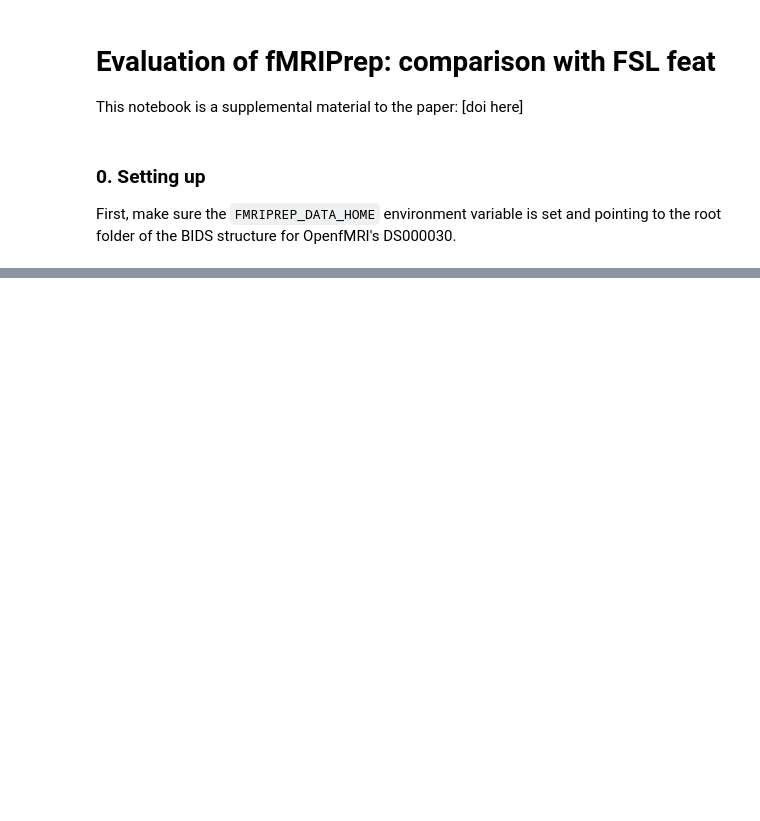
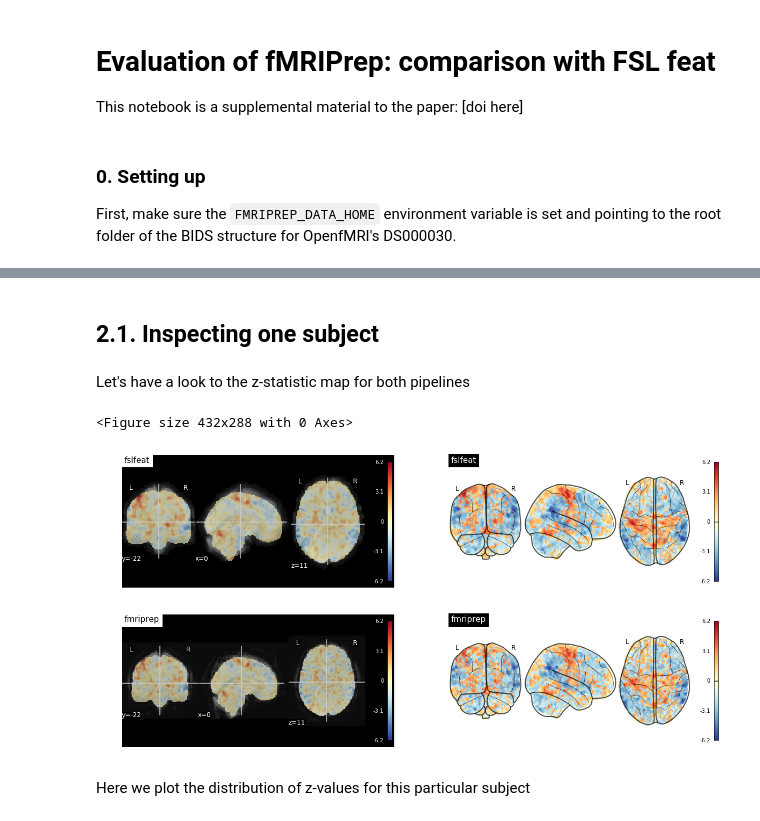
Before and after one commit to nipreps/fmriprep-notebooks, a Jupyter notebook: 02_Evaluation - FEAT Comparison.ipynb, the cells around one changed output, grey strips where cells are left out. Drawn from its saved outputs; the diff is of its cells as text; code cells hidden in the pictures; blank space fills up the shorter version.

```diff
--- a/02_Evaluation - FEAT Comparison.ipynb
+++ b/02_Evaluation - FEAT Comparison.ipynb
@@ -213 +121,3 @@ mpl.rcParams.update(pgf_with_custom_preamble)
+# %% [markdown]
+## 2.1. Inspecting one subject
 # %%
@@ -215,13 +124,37 @@ basedir = derivs_home / 'fmriprep_vs_feat_2.0-oe'
 pipelines = ['fslfeat','fmriprep']
 subject = 'sub-11090'
 home = {'fslfeat': feat_home, 'fmriprep': fprep_home}
+# %% [markdown]
+Let's have a look to the z-statistic map for both pipelines
 # %%
 images = {}
 bg_images = {}
 preptpl = '{0}_task-stopsignal_bold_space-MNI152NLin2009cAsym_preproc.nii.gz'.format
 for pipeline in pipelines:
-    z11 = basedir / subject / 'func' / '{}_task-stopsignal_variant-{}_zstat11.nii.gz'.format(subject, pipeline)
+    z11 = ANALYSIS_HOME / subject / 'func' / '{}_task-stopsignal_variant-{}_zstat11.nii.gz'.format(subject, pipeline)
     images[pipeline] = str(z11)
 
     im = nb.load(str(home[pipeline] / subject / 'func' / preptpl(subject)))
     bg_images[pipeline] = nb.Nifti1Image(im.get_data().mean(3), im.affine, im.header)
+
+
+# Plot
+plt.clf()
+fig = plt.figure(figsize=(20,10))
+
+i = 1
+for idx, pipeline in enumerate(pipelines):
+    plotting.plot_stat_map(images[pipeline], title=pipeline, cmap='RdYlBu_r',
+                           colorbar=True,symmetric_cbar=True, alpha=0.6,
+                           bg_img=bg_images[pipeline],
+                           axes=plt.subplot(2, 2, i))
+    i += 1
+    plotting.plot_glass_brain(images[pipeline],title=pipeline,cmap='RdYlBu_r',
+                              colorbar=True,symmetric_cbar=True,plot_abs=False,
+                              axes=plt.subplot(2, 2, i))
+    i += 1
+
+plotting.show();
+# %% [output]
+<Figure size 432x288 with 0 Axes>
+[figure, added]
@@ -239,3 +161,5 @@ plotting.show()
+# %% [markdown]
+Here we plot the distribution of z-values for this particular subject
 # %%
 plt.figure(figsize=(10,7))
 sn.distplot(nb.load(images['fmriprep']).get_data()[mask2mm], label='fmriprep')
```
Also changed, not shown: parts of 59 cells of this notebook, 1 other file.
